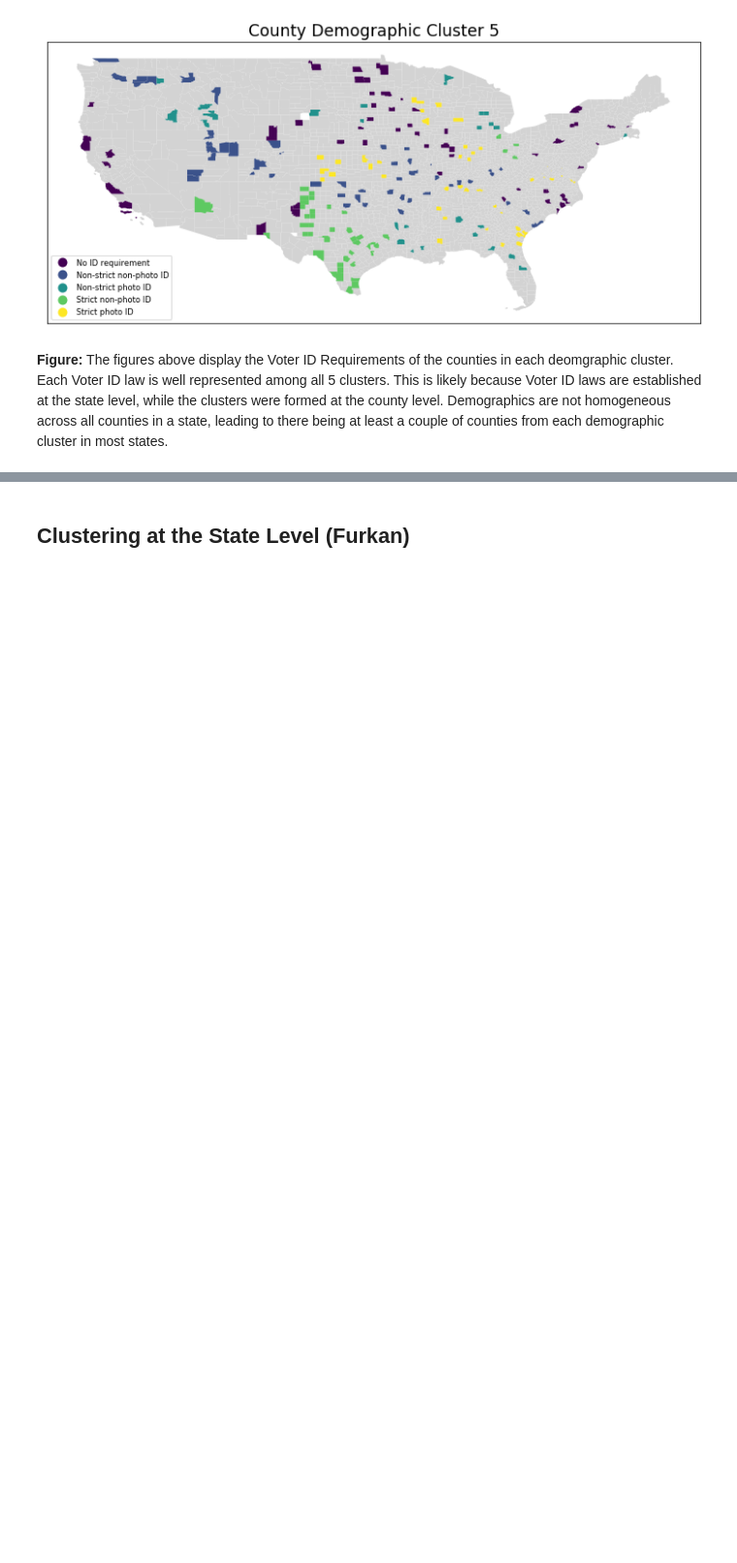
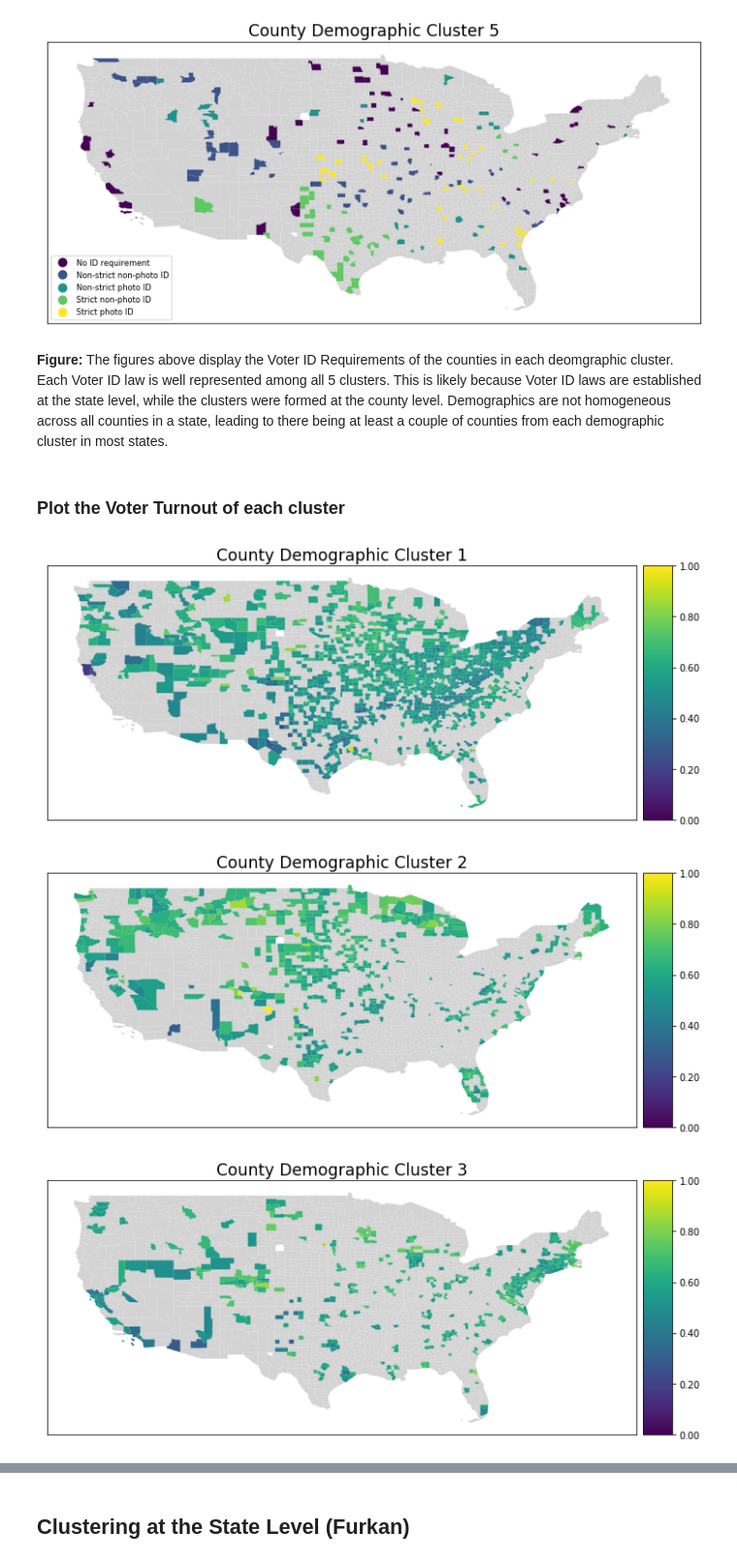
Before and after one commit to DesiPilla/demographics-voterid-turnout, a Jupyter notebook: Data_Analysis.ipynb, the cells around one changed output, grey strips where cells are left out. Shown at 97% size. Drawn from its saved outputs; the diff is of its cells as text; code cells hidden in the pictures; blank space fills up the shorter version.

Commit message:
anova tests on demographic cluster turnout/id laws

```diff
--- a/Data_Analysis.ipynb
+++ b/Data_Analysis.ipynb
@@ -155,9 +155,26 @@ def make_bins(xcol, ycol, n_bins=4):
 
     return np.array(bins), means, stds, labels
 
-def plot_split(xcol, ycol='turnout', n_bins=4, title=None):
+def split_by(split_col, ycol):
+    bins, means, stds, labels = [], [], [], []
 
-    bins, means, stds, labels = make_bins(xcol, ycol, n_bins)
+    for i, val in enumerate(data_no_ak[split_col].unique()):
+        # Get values with the label i
+        labels.append('{0:.0f}'.format(i+1))
+        bins.append(data_no_ak[data_no_ak[split_col] == val][ycol].values)
+        means.append(np.mean(bins[i]))
+        stds.append(np.std(bins[i]))
+
+    return np.array(bins), means, stds, labels
+
+def plot_split(xcol, ycol='turnout', n_bins=4, xlabel=None):
+    binning = True
+    if not n_bins:
+        bins, means, stds, labels = split_by(xcol, ycol)
+        n_bins = len(bins)
+        binning = False
+    else:
+        bins, means, stds, labels = make_bins(xcol, ycol, n_bins)
 
     # Plot the performance
     fig, ax = plt.subplots(figsize=(2*n_bins, 5))
@@ -167,15 +184,19 @@ def plot_split(xcol, ycol='turnout', n_bins=4, title=None):
     ax.errorbar(np.arange(len(means)), means, yerr=stds, fmt=',k', capsize=10)
     ax.set_xticks(np.arange(len(means)))
     ax.set_xticklabels(labels, fontsize='large')
-    ax.set_xlabel('Percentile Bins', fontsize='x-large')
+
+    if not binning:
+        ax.set_xlabel(xlabel, fontsize='x-large')
+    else:
+        ax.set_xlabel('Percentile Bins', fontsize='x-large')
 
     if ycol == 'turnout':
         ax.set_ylabel('Turnout Rate', fontsize='x-large')
         ax.set_ylim(0, 1)
-        ax.set_title('Turnout Rate by {0}'.format(title), fontsize='xx-large')
+        ax.set_title('Turnout Rate by {0}'.format(xlabel), fontsize='xx-large')
     elif ycol =='VoterIDLaw':
         ax.set_ylabel('Average Voter ID Law', fontsize='x-large')
-        ax.set_title('Voter ID Law Strictness by {0}'.format(title), fontsize='xx-large')
+        ax.set_title('Voter ID Law Strictness by {0}'.format(xlabel), fontsize='xx-large')
 
     return fig
 
@@ -341,7 +366,7 @@ we reject null hypothesis
 # %% [markdown]
 ## Plotting functions
 # %%
-def geoplot(gdf, col, cmap="viridis", title="", legend_title="", cbar_label="", cbar_fmt='%.2f', cbar=False, showfig=True):
+def geoplot(gdf, col, cmap="viridis", title="", legend_title="", cbar_label="", cbar_fmt='%.2f', cbar=False, showfig=True, fig=None, ax=None):
     """This function plots a continuous variable in a geopandas dataframe with
     an appropriately sized colorbar adjacent to it.
 
@@ -361,7 +386,8 @@ def geoplot(gdf, col, cmap="viridis", title="", legend_title="", cbar_label="",
     """
 
     # Make figure, axis, and plot it
-    fig, ax = plt.subplots(figsize=(10, 10));
+    if not fig:
+        fig, ax = plt.subplots(figsize=(10, 10))
 
     # Add colorbar of appropriate size
     divider = make_axes_locatable(ax)
@@ -540,3 +572,17 @@ for i in range(clust_1.n_clusters):
 [figure]
 # %% [markdown]
 **Figure:** The figures above display the Voter ID Requirements of the counties in each deomgraphic cluster. Each Voter ID law is well represented among all 5 clusters. This is likely because Voter ID laws are established at the state level, while the clusters were formed at the county level. Demographics are not homogeneous across all counties in a state, leading to there being at least a couple of counties from each demographic cluster in most states.
+# %% [markdown]
+### Plot the Voter Turnout of each cluster
+# %%
+data_mainland['cluster'] = data_no_ak[data_no_ak.state_abbr != 'HI'].cluster
+
+for i in range(clust_1.n_clusters):
+    fig, ax = plt.subplots(figsize=(10, 10))
+    data_mainland.plot(color='lightgray', ax=ax)
+    geoplot(data_mainland[data_mainland['cluster'] == i], 'turnout', title="County Demographic Cluster {0}".format(i+1), cbar="normed", fig=fig, ax=ax)
+    fig.savefig('/content/drive/My Drive/MLPP Project/Pictures/county_demographic_turnout_cluter_{0}.png'.format(i+1))
+# %% [output]
+[figure, added]
+[figure, added]
+[figure, added]
```
Also changed, not shown: parts of 12 cells of this notebook.
